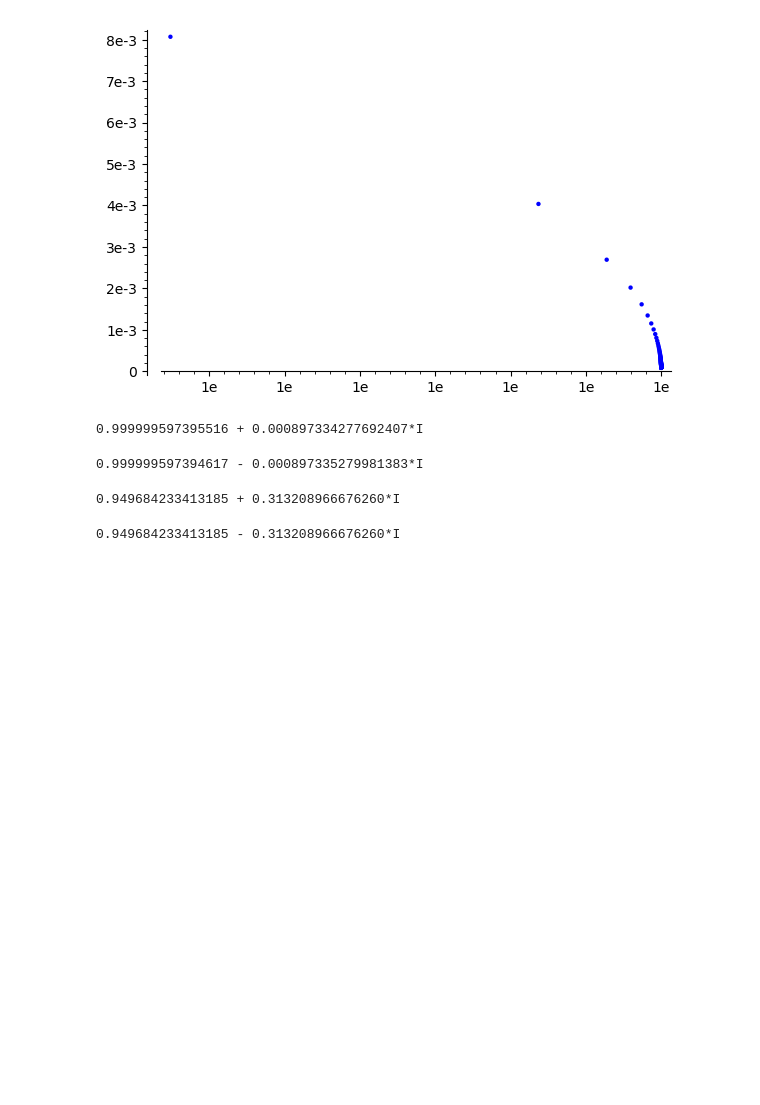
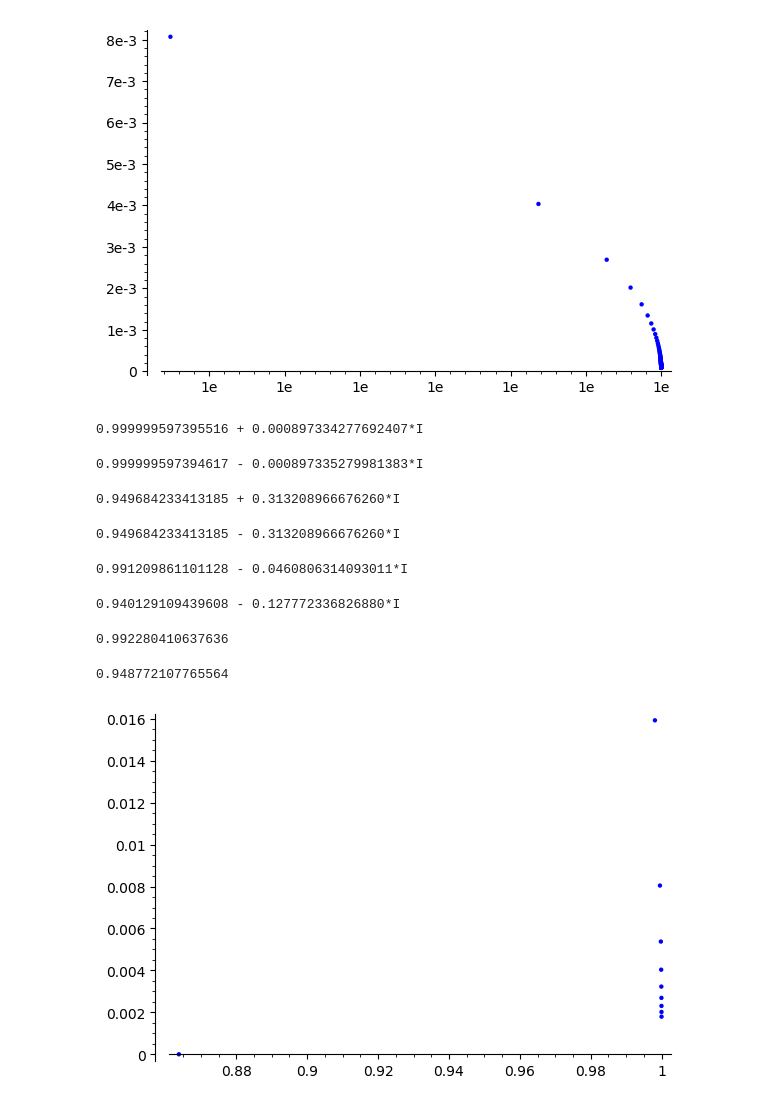
Before and after one commit to NordicMath/explore-global-weil, a Jupyter notebook: computation/CustomMComputer.ipynb, the cells around one changed output. Saved outputs shown, nothing was run; the diff lists cells and outputs as text; code cells hidden in the pictures; blank space fills up the shorter version.

```diff
--- a/computation/CustomMComputer.ipynb
+++ b/computation/CustomMComputer.ipynb
@@ -110,0 +113,20 @@ CC(cTransform(CC(exp(2*pi*I*sqrt(1/389))), 0))
+# %%
+z0 = CC(cTransform(-0.369432727353547 + 0.596322024707197*I)); z0
+# %% [output]
+0.991209861101128 - 0.0460806314093011*I
+# %%
+z1 = CC(cTransform(0.616384201765624 + 0.470940855106117*I)); z1
+# %% [output]
+0.940129109439608 - 0.127772336826880*I
+# %%
+abs(z0)
+# %% [output]
+0.992280410637636
+# %%
+abs(z1)
+# %% [output]
+0.948772107765564
+# %%
+sum(point((z.real_part(), z.imag_part())) for z in [cTransform(.5, -n) for n in range(0, 10)])
+# %% [output]
+[figure, added]
```
Also changed, not shown: parts of 2 cells of this notebook, 3 other files.
